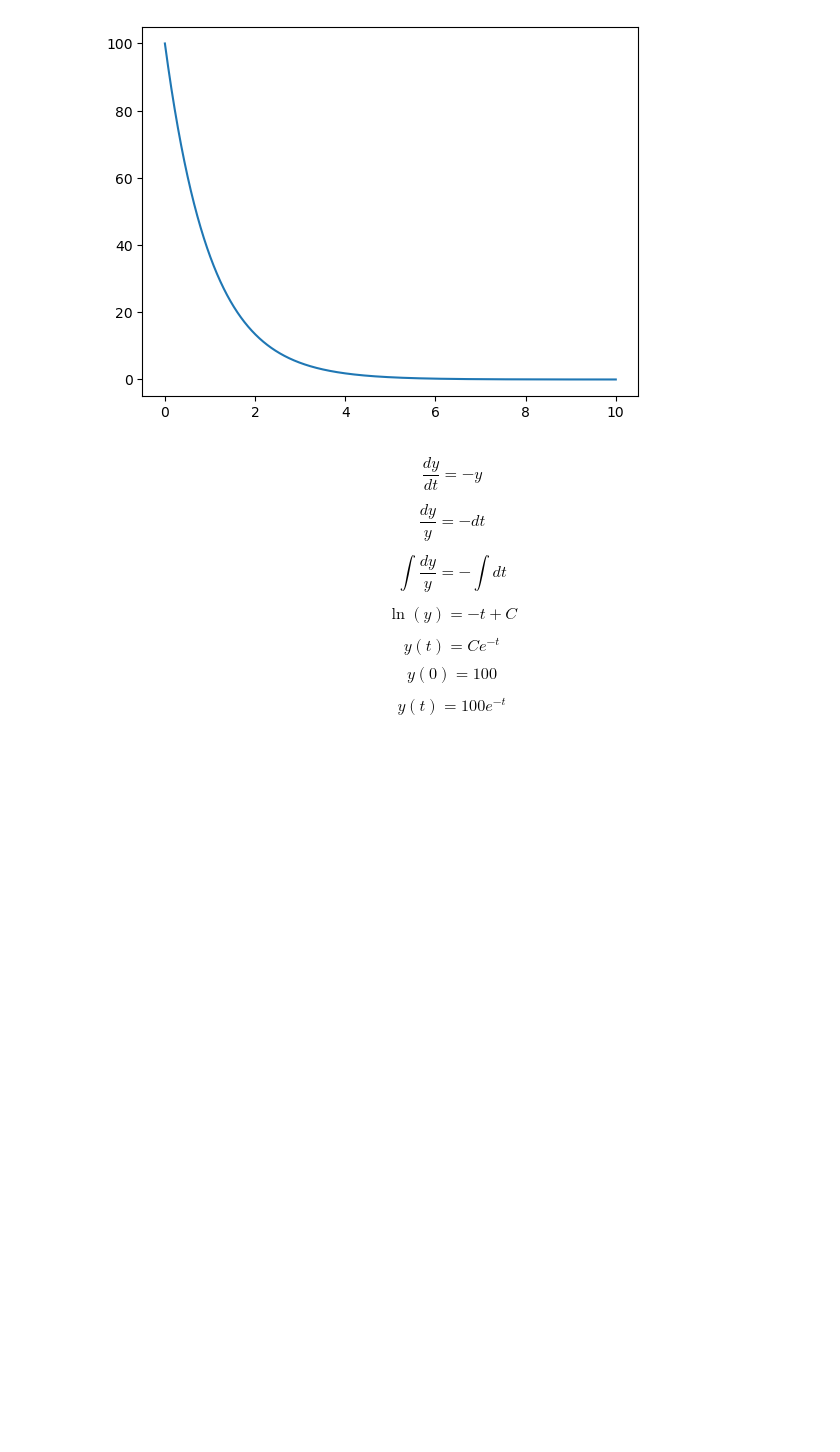
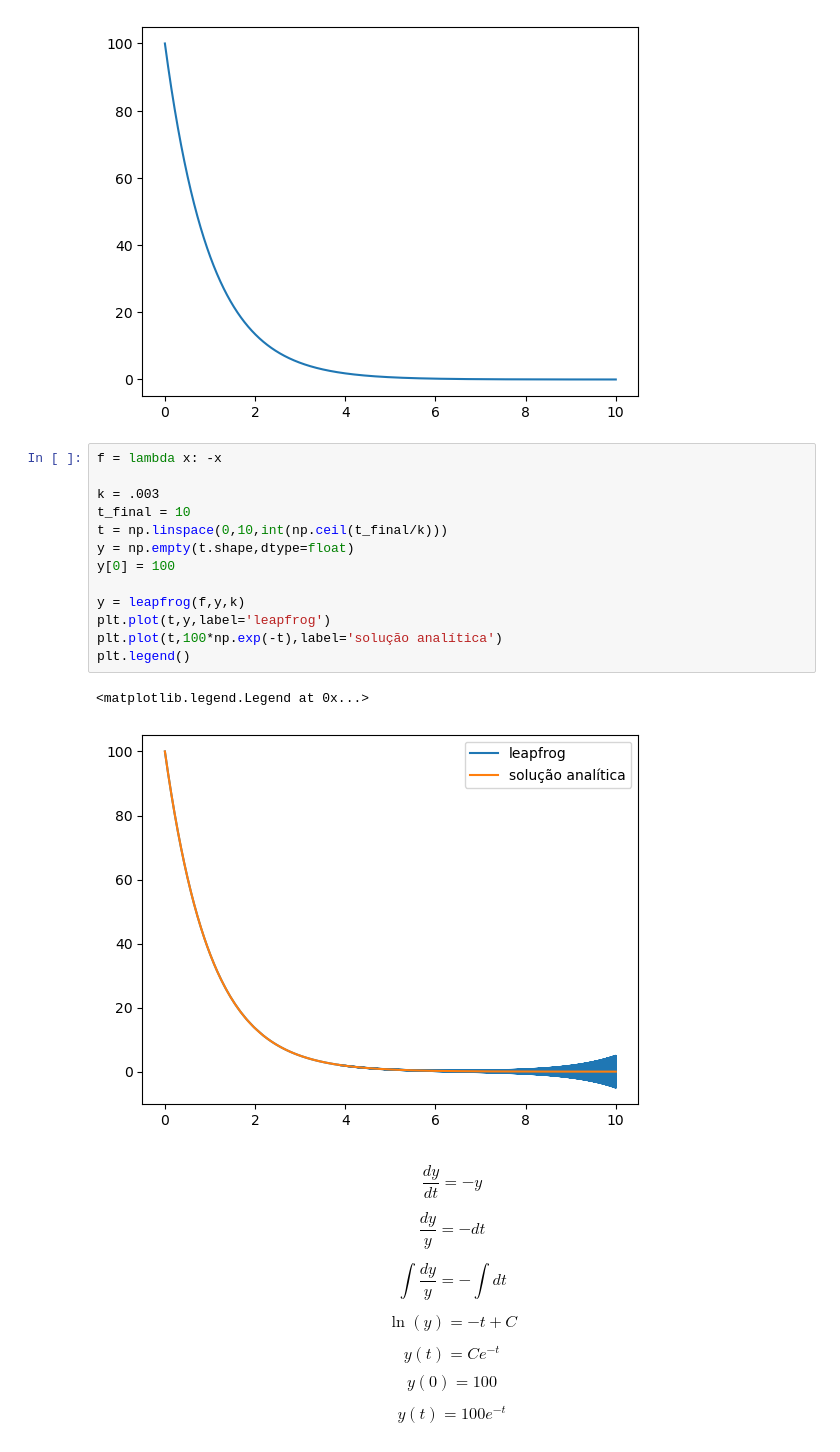
Before and after one commit to mickpires/scientific_computing_book, a Jupyter notebook: analise.ipynb, the cells around one changed output. Cells and saved outputs as stored; diff of their text form; blank space fills up the shorter version.

Commit message:
implementei o leapfrog

```diff
--- a/analise.ipynb
+++ b/analise.ipynb
@@ -33,6 +34,22 @@ plt.plot(t,y)
 # %% [output]
 [<matplotlib.lines.Line2D at 0x...>]
 [figure]
+# %%
+f = lambda x: -x
+
+k = .003
+t_final = 10
+t = np.linspace(0,10,int(np.ceil(t_final/k)))
+y = np.empty(t.shape,dtype=float)
+y[0] = 100
+
+y = leapfrog(f,y,k)
+plt.plot(t,y,label='leapfrog')
+plt.plot(t,100*np.exp(-t),label='solução analítica')
+plt.legend()
+# %% [output]
+<matplotlib.legend.Legend at 0x...>
+[figure, added]
 # %% [markdown]
 $$\frac{dy}{dt} = -y$$
 
```
Also changed, not shown: parts of 1 cell of this notebook, 1 other file.
